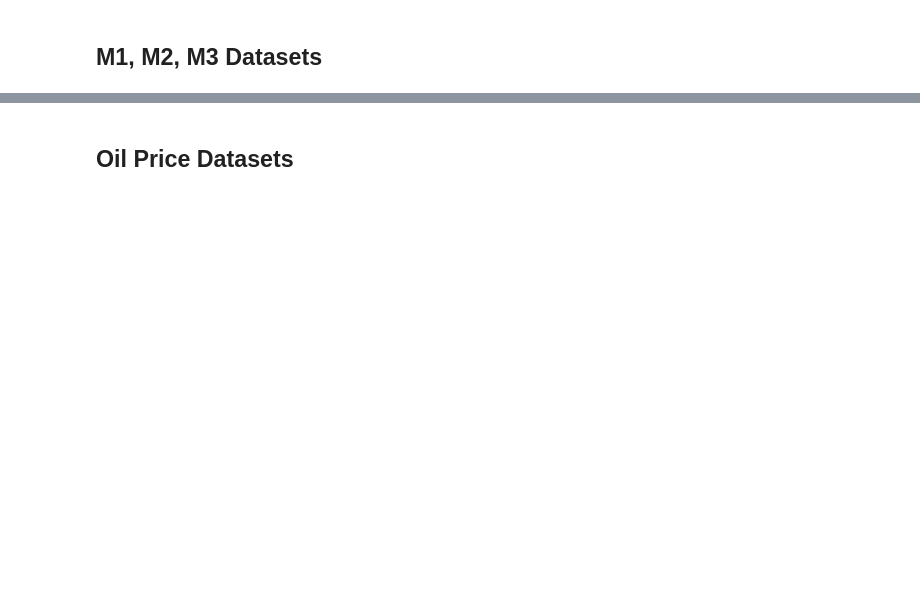
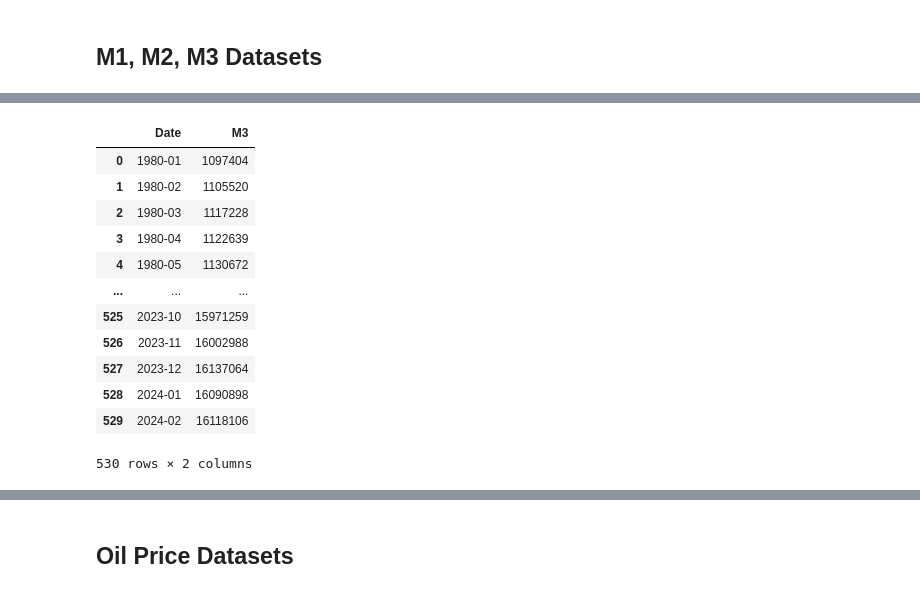
Before and after one commit to RiccardoDAndrea/Training, a Jupyter notebook: Scripts/models/Linear Regression/EU_LR.ipynb, the cells around one changed output, grey strips where cells are left out. Saved outputs shown, nothing was run; the diff lists cells and outputs as text; code cells hidden in the pictures; blank space fills up the shorter version.

```diff
--- a/Scripts/models/Linear Regression/EU_LR.ipynb
+++ b/Scripts/models/Linear Regression/EU_LR.ipynb
@@ -12,14 +51,17 @@ import datetime as dt
 # %% [markdown]
 ## M1, M2, M3 Datasets
 # %%
-df_m1 = pd.read_csv('/Users/riccardo/Desktop/Repositorys_Github/Training/Scripts/models/Linear Regression/Data_EU/ECB Data Portal_20240412210249.csv')
-df_m2 = pd.read_csv('/Users/riccardo/Desktop/Repositorys_Github/Training/Scripts/models/Linear Regression/Data_EU/ECB Data Portal_20240412210913.csv')
-df_m3 = pd.read_csv('/Users/riccardo/Desktop/Repositorys_Github/Training/Scripts/models/Linear Regression/Data_EU/ECB Data Portal_20240412210918.csv')
+df_m1 = pd.read_csv('/Users/riccardo/Desktop/Repositorys_Github/Training/Scripts/models/Linear Regression/Data_EU/ECB Data M1 Euro_Area.csv')
+df_m2 = pd.read_csv('/Users/riccardo/Desktop/Repositorys_Github/Training/Scripts/models/Linear Regression/Data_EU/ECB Data M2 Euro_Area.csv')
+df_m3 = pd.read_csv('/Users/riccardo/Desktop/Repositorys_Github/Training/Scripts/models/Linear Regression/Data_EU/ECB Data M3 Euro_Area.csv')
 # in Euro
 # %%
-df_m1.rename(columns={'Monetary aggregate M1 reported by MFIs, central gov. and post office giro institutions in the euro area (stocks) (BSI.M.U2.Y.V.M10.X.1.U2.2300.Z01.E)': 'M1'}, inplace=True)
-df_m2.rename(columns={'Monetary aggregate M2 reported by MFIs, central gov. and post office giro institutions in the euro area (stocks) (BSI.M.U2.Y.V.M20.X.1.U2.2300.Z01.E)': 'M2'}, inplace=True)
-df_m3.rename(columns={'Monetary aggregate M3 reported by MFIs, central gov. and post office giro institutions in the euro area (stocks) (BSI.M.U2.Y.V.M30.X.1.U2.2300.Z01.E)': 'M3'}, inplace=True)
+df_m1.rename(columns={'Monetary aggregate M1 reported by MFIs, central gov. and post office giro institutions in the euro area (stocks) (BSI.M.U2.Y.V.M10.X.1.U2.2300.Z01.E)': 'M1',
+                      'DATE': 'Date'}, inplace=True)
+df_m2.rename(columns={'Monetary aggregate M2 reported by MFIs, central gov. and post office giro institutions in the euro area (stocks) (BSI.M.U2.Y.V.M20.X.1.U2.2300.Z01.E)': 'M2',
+                      'DATE': 'Date'}, inplace=True)
+df_m3.rename(columns={'Monetary aggregate M3 reported by MFIs, central gov. and post office giro institutions in the euro area (stocks) (BSI.M.U2.Y.V.M30.X.1.U2.2300.Z01.E)': 'M3',
+                      'DATE': 'Date'}, inplace=True)
 
 df_m1.drop(columns=['TIME PERIOD'], inplace=True)
 df_m2.drop(columns=['TIME PERIOD'], inplace=True)
@@ -44,0 +69,26 @@ df_m1
+# %%
+#Change dateformat from YYYY-MM-DD to YYYY-MM (e.g. 2020-01-01 to 2020-01)
+df_m1['Date'] = pd.to_datetime(df_m1['Date'])
+df_m1['Date'] = df_m1['Date'].dt.to_period('M')
+
+df_m2['Date'] = pd.to_datetime(df_m2['Date'])
+df_m2['Date'] = df_m2['Date'].dt.to_period('M')
+
+df_m3['Date'] = pd.to_datetime(df_m3['Date'])
+df_m3['Date'] = df_m3['Date'].dt.to_period('M')
+# %%
+df_m3
+# %% [output]
+|  | Date | M3 |
+| 0 | 1980-01 | 1097404 |
+| 1 | 1980-02 | 1105520 |
+| 2 | 1980-03 | 1117228 |
+| 3 | 1980-04 | 1122639 |
+| 4 | 1980-05 | 1130672 |
+| ... | ... | ... |
+| 525 | 2023-10 | 15971259 |
+| 526 | 2023-11 | 16002988 |
+| 527 | 2023-12 | 16137064 |
+| 528 | 2024-01 | 16090898 |
+| 529 | 2024-02 | 16118106 |
+530 rows × 2 columns
```
Also changed, not shown: parts of 29 cells of this notebook, 4 other files.
